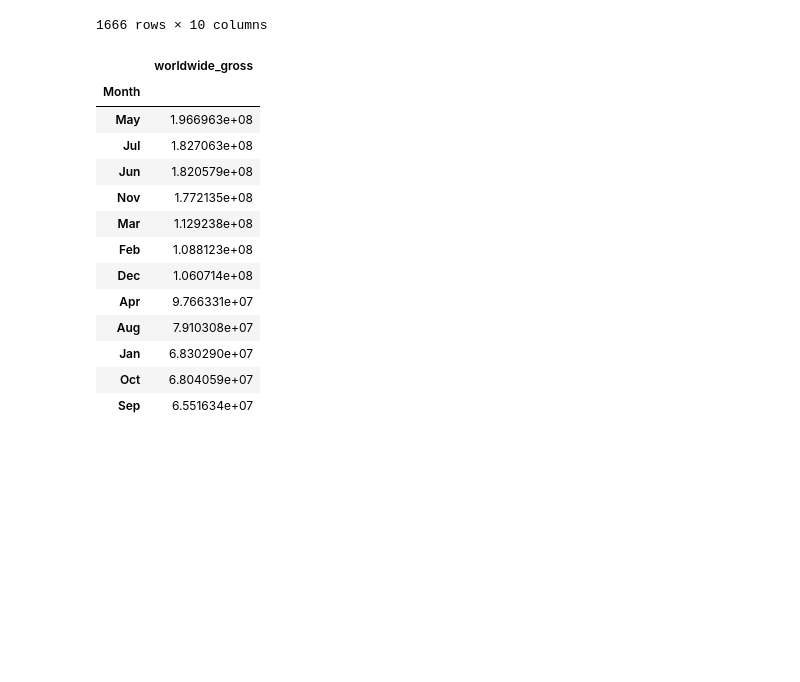
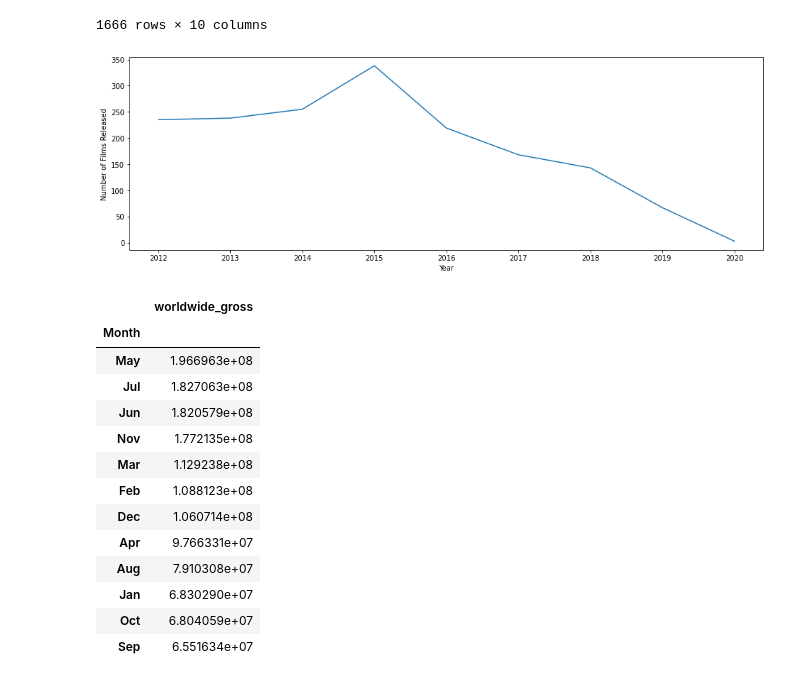
Before and after one commit to omunozsanchezdeloitte/Capstone---LPod-3, a Jupyter notebook: index.ipynb, the cells around one changed output. Cells and saved outputs as stored; diff of their text form; code cells hidden in the pictures; blank space fills up the shorter version.

Commit message:
added a viz with the number of movies released per year

```diff
--- a/index.ipynb
+++ b/index.ipynb
@@ -250,6 +256,16 @@ recent_movie_years
 | 5777 | 78 | Dec 31, 2018 | Red 11 | 7000.0 | $0 | 0.000000e+00 | 2018 | Dec | ... |
 | 5780 | 81 | Sep 29, 2015 | A Plague So Pleasant | 1400.0 | $0 | 0.000000e+00 | 2015 | Sep | ... |
 1666 rows × 10 columns
+# %%
+fig = plt.subplots( figsize=(16, 5))
+
+films_years = recent_movie_years['Year'].value_counts()
+sns.lineplot(x=films_years.index, y=films_years.values, data=films_years)
+plt.xlabel('Year')
+plt.ylabel('Number of Films Released')
+plt.show()
+# %% [output]
+[figure, added]
 # %%
 top_months = recent_movie_years.groupby('Month')[['worldwide_gross']].mean().sort_values(by='worldwide_gross', ascending=False)
 top_months
```
Also changed, not shown: parts of 2 cells of this notebook.
